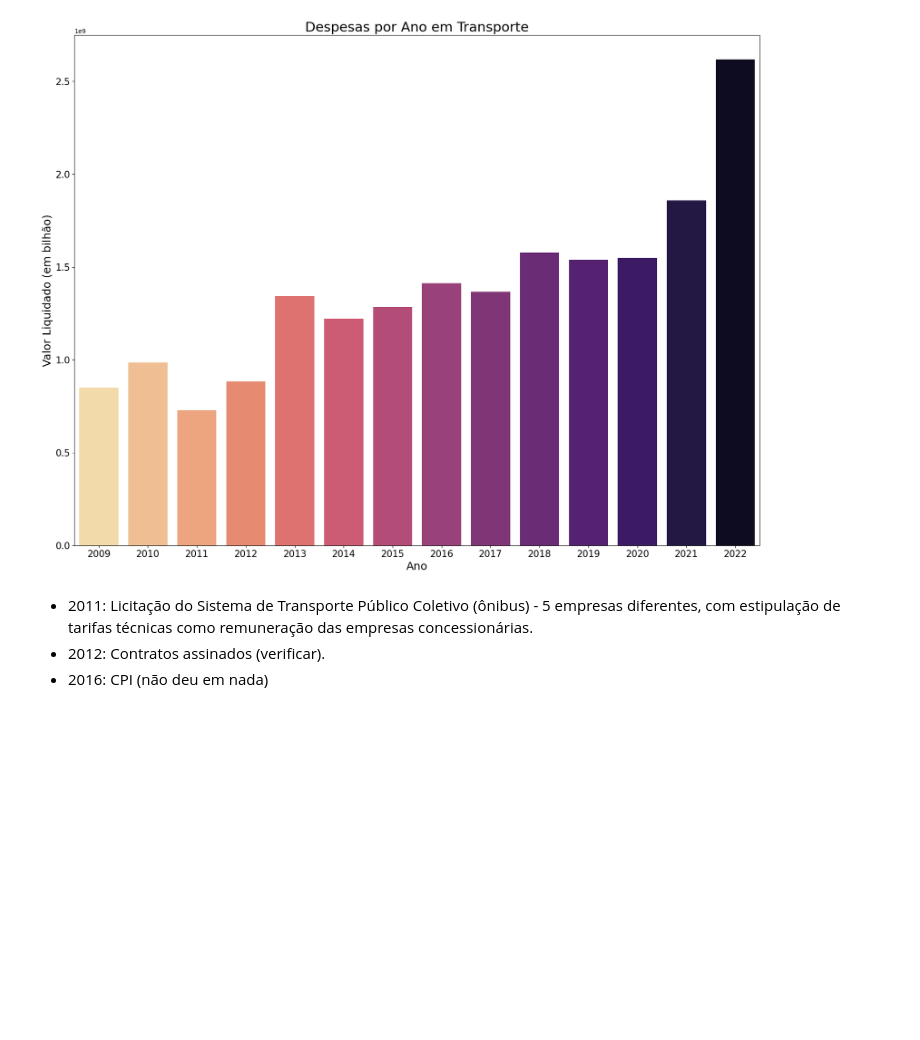
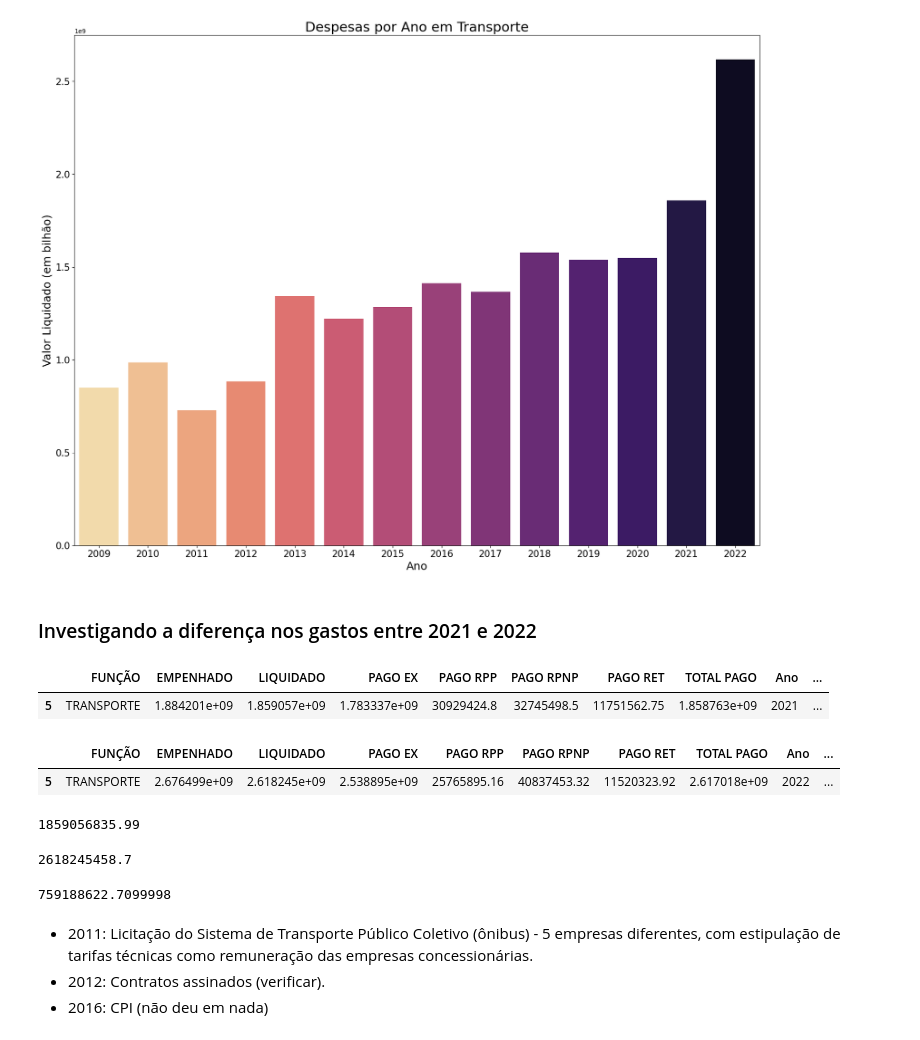
Before and after one commit to n3vrmr/despesas_df, a Jupyter notebook: cadernos_jupyter/apresentar.ipynb, the cells around one changed output. Saved outputs shown, nothing was run; the diff lists cells and outputs as text; code cells hidden in the pictures; blank space fills up the shorter version.

```diff
--- a/cadernos_jupyter/apresentar.ipynb
+++ b/cadernos_jupyter/apresentar.ipynb
@@ -197,6 +197,35 @@ ax.tick_params(labelsize=15)
 plt.show()
 # %% [output]
 [figure]
+# %% [markdown]
+### Investigando a diferença nos gastos entre 2021 e 2022
+# %%
+transporte_dpf_2021 = dpf_2021[dpf_2021["FUNÇÃO"] == "TRANSPORTE"]
+transporte_dpf_2021
+# %% [output]
+|  | FUNÇÃO | EMPENHADO | LIQUIDADO | PAGO EX | PAGO RPP | PAGO RPNP | PAGO RET | TOTAL PAGO | Ano | ... |
+| 5 | TRANSPORTE | 1.884201e+09 | 1.859057e+09 | 1.783337e+09 | 30929424.8 | 32745498.5 | 11751562.75 | 1.858763e+09 | 2021 | ... |
+# %%
+transporte_dpf_2022 = dpf_2022[dpf_2022["FUNÇÃO"] == "TRANSPORTE"]
+transporte_dpf_2022
+# %% [output]
+|  | FUNÇÃO | EMPENHADO | LIQUIDADO | PAGO EX | PAGO RPP | PAGO RPNP | PAGO RET | TOTAL PAGO | Ano | ... |
+| 5 | TRANSPORTE | 2.676499e+09 | 2.618245e+09 | 2.538895e+09 | 25765895.16 | 40837453.32 | 11520323.92 | 2.617018e+09 | 2022 | ... |
+# %%
+transporte_liq_2021 = transporte_dpf_2021["LIQUIDADO"].values[0]
+transporte_liq_2021
+# %% [output]
+1859056835.99
+# %%
+transporte_liq_2022 = transporte_dpf_2022["LIQUIDADO"].values[0]
+transporte_liq_2022
+# %% [output]
+2618245458.7
+# %%
+dif_transporte = transporte_liq_2022 - transporte_liq_2021
+dif_transporte
+# %% [output]
+759188622.7099998
 # %% [markdown]
 * 2011: Licitação do Sistema de Transporte Público Coletivo (ônibus) - 5 empresas diferentes, com estipulação de tarifas técnicas como remuneração das empresas concessionárias.
 * 2012: Contratos assinados (verificar).
```
